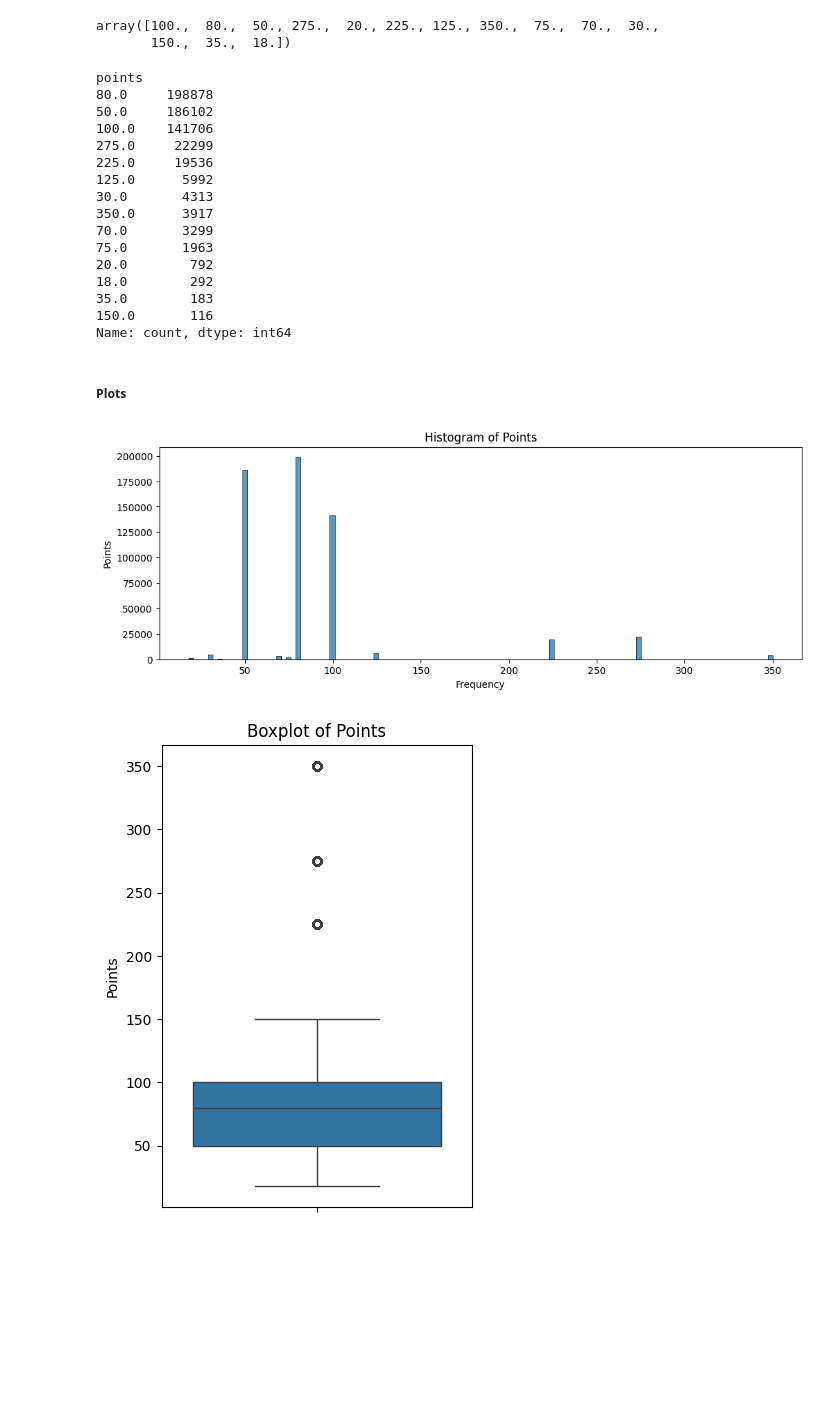
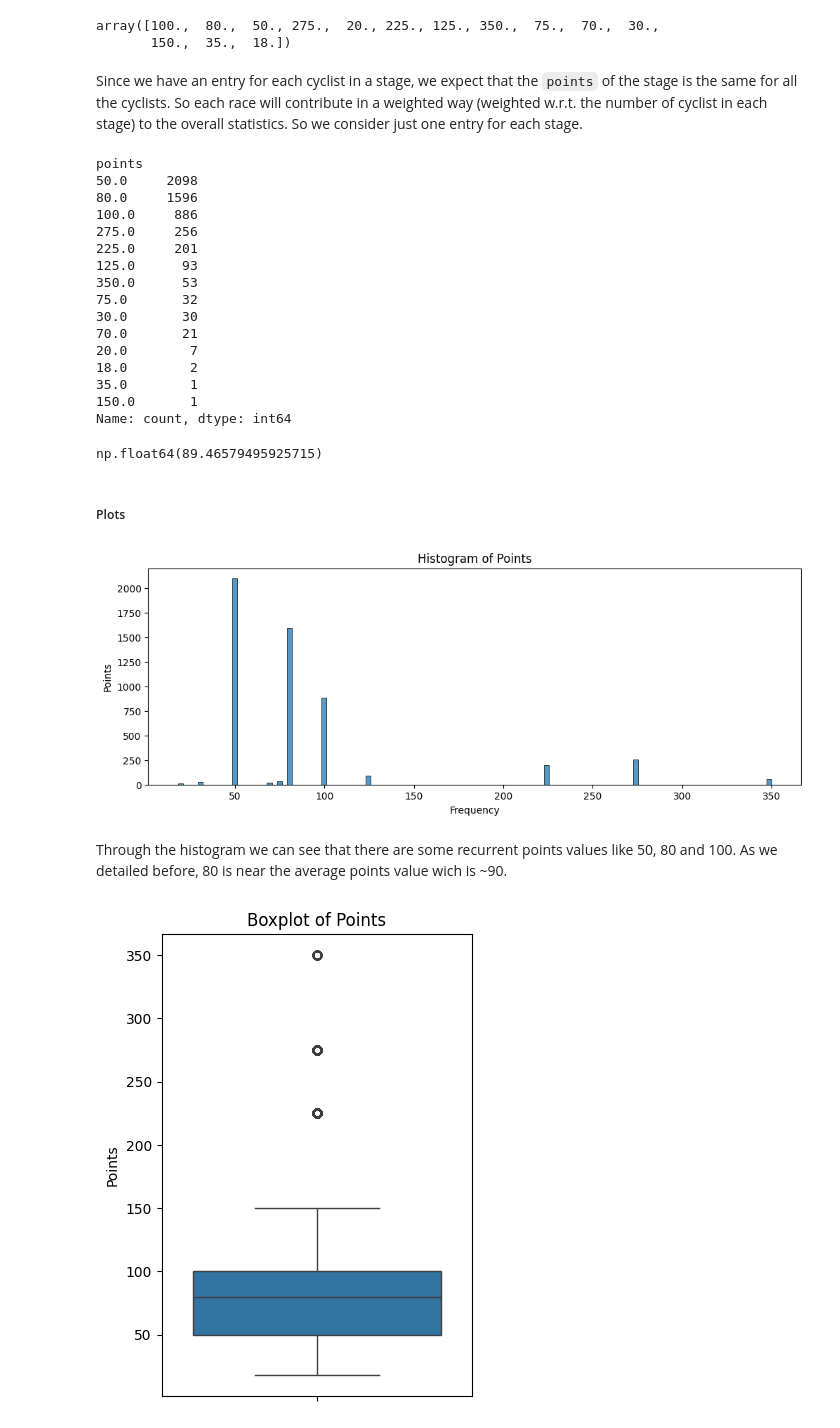
Before and after one commit to effepielle/dm_project24_group_0, a Jupyter notebook: TASK_1/data_understanding.ipynb, the cells around one changed output. Saved outputs shown, nothing was run; the diff lists cells and outputs as text; code cells hidden in the pictures; blank space fills up the shorter version.

````diff
--- a/TASK_1/data_understanding.ipynb
+++ b/TASK_1/data_understanding.ipynb
@@ -497,0 +504,3 @@ The correlation matrix indicates a correlation between the weight and height col
+# %%
+races_df = pd.read_csv('../dataset/races.csv')
+races_df.head()
@@ -498,9 +516,6 @@ The correlation matrix indicates a correlation between the weight and height col
 # %%
-races_df = pd.read_csv('dataset/races.csv')
-
+# filter only numerical columns
 races_numeric = ["points", "uci_points", "length", "climb_total", "profile", "startlist_quality", "average_temperature", "position", "cyclist_age", "delta"]
-
-races_numeric_stage = ["length", "climb_total", "startlist_quality", "average_temperature"]
 # %% [markdown]
 ### **Basic Checks**
 # %% [markdown]
@@ -918,35 +949,47 @@ races_df['points'].dropna().unique()
 # %% [output]
 array([100.,  80.,  50., 275.,  20., 225., 125., 350.,  75.,  70.,  30.,
        150.,  35.,  18.])
+# %% [markdown]
+Since we have an entry for each cyclist in a stage, we expect that the ```points``` of the stage is the same for all the cyclists. So each race will contribute in a weighted way (weighted w.r.t. the number of cyclist in each stage) to the overall statistics. So we consider just one entry for each stage.
+# %%
+# Group by '_url' and select the first non-null value for 'climb_total'
+points_df = races_df.groupby('_url')['points'].apply(lambda x: x.dropna().iloc[0] if not x.isnull().all() else pd.NA).reset_index()
 # %%
-races_df['points'].value_counts()
+points_df['points'].value_counts()
 # %% [output]
 points
-80.0     198878
-50.0     186102
-100.0    141706
-275.0     22299
-225.0     19536
-125.0      5992
-30.0       4313
-350.0      3917
-70.0       3299
-75.0       1963
-20.0        792
-18.0        292
-35.0        183
-150.0       116
+50.0     2098
+80.0     1596
+100.0     886
+275.0     256
+225.0     201
+125.0      93
+350.0      53
+75.0       32
+30.0       30
+70.0       21
+20.0        7
+18.0        2
+35.0        1
+150.0       1
 Name: count, dtype: int64
+# %%
+# average points across the stages
+points_df['points'].mean()
+# %% [output]
+np.float64(89.46579495925715)
 # %% [markdown]
-##### **Plots**
+##### Plots
 # %%
 plt.figure(figsize=(12, 4))
-sns.histplot(races_df['points'].dropna(), bins=120, kde=False)
+sns.histplot(points_df['points'].dropna(), bins=120, kde=False)
 plt.title('Histogram of Points')
 plt.ylabel('Points')
 plt.xlabel('Frequency')
 plt.show()
 # %% [output]
-[figure, old version]
+[figure, new version]
+# %% [markdown]
+Through the histogram we can see that there are some recurrent points values like 50, 80 and 100. As we detailed before, 80 is near the average points value wich is ~90.
 # %%
 plt.figure(figsize=(4, 6))
````
Also changed, not shown: parts of 299 cells of this notebook.
